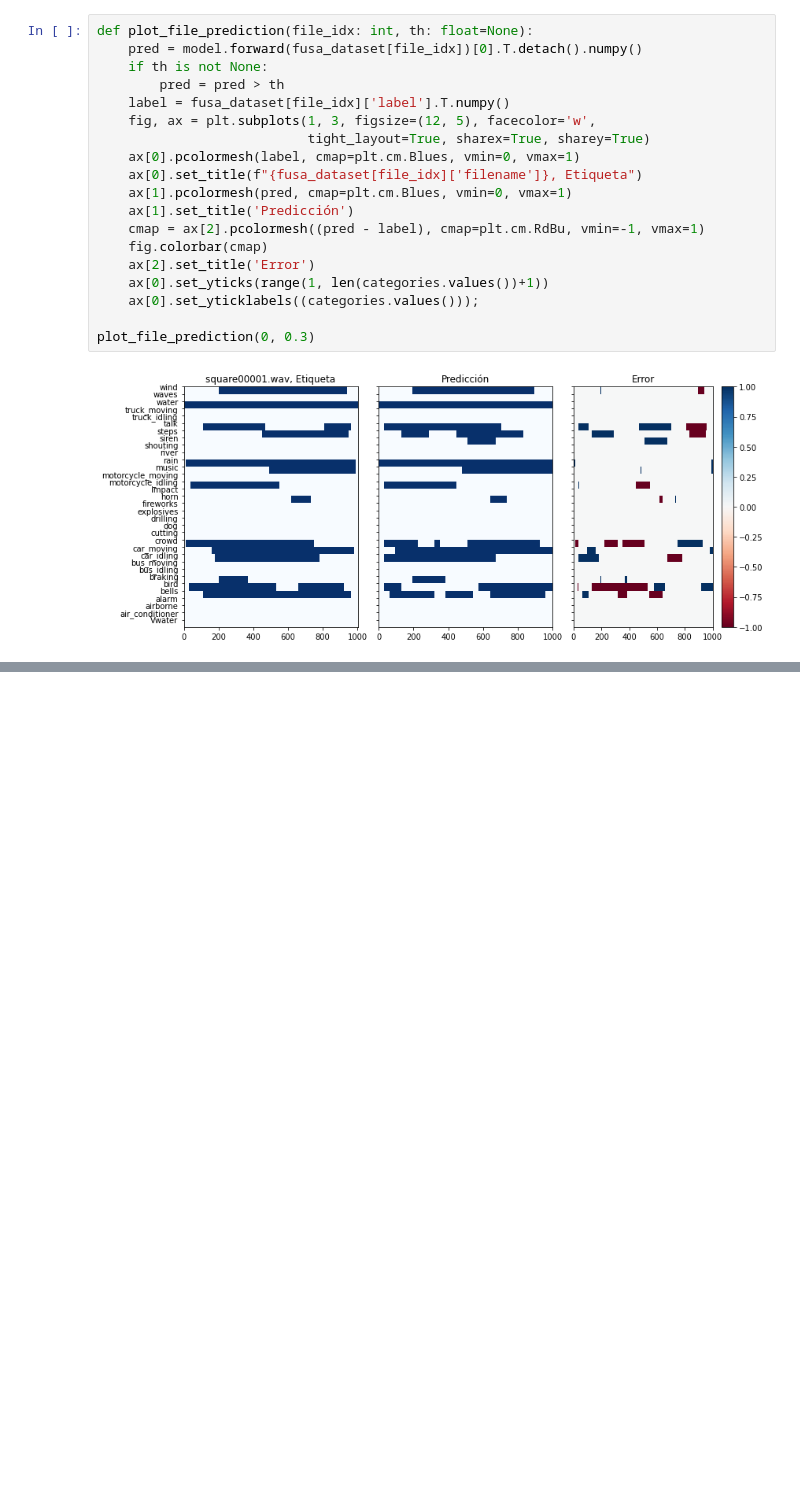
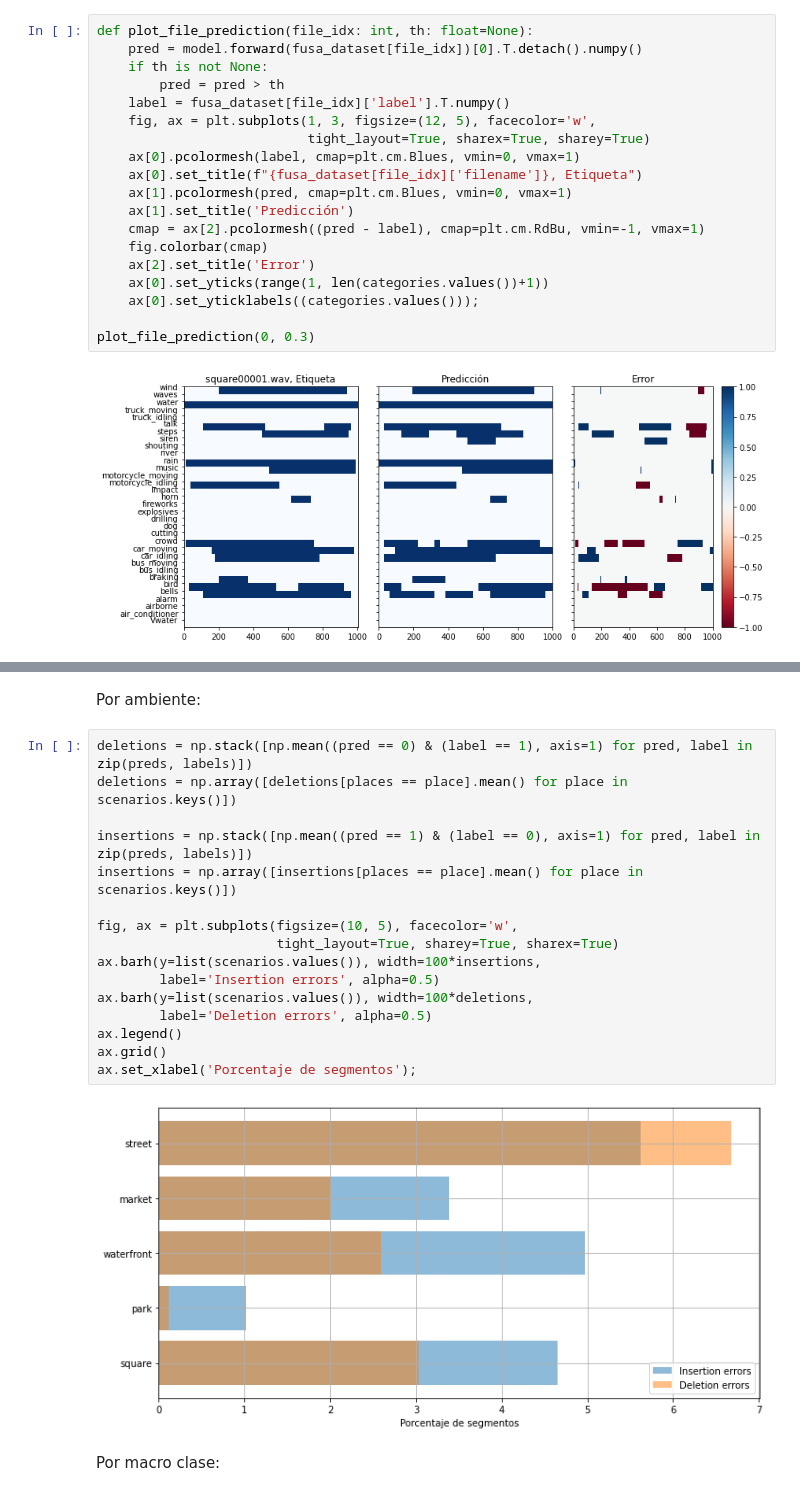
Before and after one commit to FUSA-ROADS/fusa-net-experiments, a Jupyter notebook: notebooks/metrics.ipynb, the cells around one changed output, grey strips where cells are left out. Saved outputs shown, nothing was run; the diff lists cells and outputs as text; blank space fills up the shorter version.

```diff
--- a/notebooks/metrics.ipynb
+++ b/notebooks/metrics.ipynb
@@ -67,0 +92,22 @@ ax[1].set_title('Deletions');
+# %% [markdown]
+Por ambiente:
+# %%
+deletions = np.stack([np.mean((pred == 0) & (label == 1), axis=1) for pred, label in zip(preds, labels)])
+deletions = np.array([deletions[places == place].mean() for place in scenarios.keys()])
+
+insertions = np.stack([np.mean((pred == 1) & (label == 0), axis=1) for pred, label in zip(preds, labels)])
+insertions = np.array([insertions[places == place].mean() for place in scenarios.keys()])
+
+fig, ax = plt.subplots(figsize=(10, 5), facecolor='w',
+                       tight_layout=True, sharey=True, sharex=True)
+ax.barh(y=list(scenarios.values()), width=100*insertions,
+        label='Insertion errors', alpha=0.5)
+ax.barh(y=list(scenarios.values()), width=100*deletions,
+        label='Deletion errors', alpha=0.5)
+ax.legend()
+ax.grid()
+ax.set_xlabel('Porcentaje de segmentos');
+# %% [output]
+[figure, added]
+# %% [markdown]
+Por macro clase:
```
Also changed, not shown: parts of 6 cells of this notebook.
